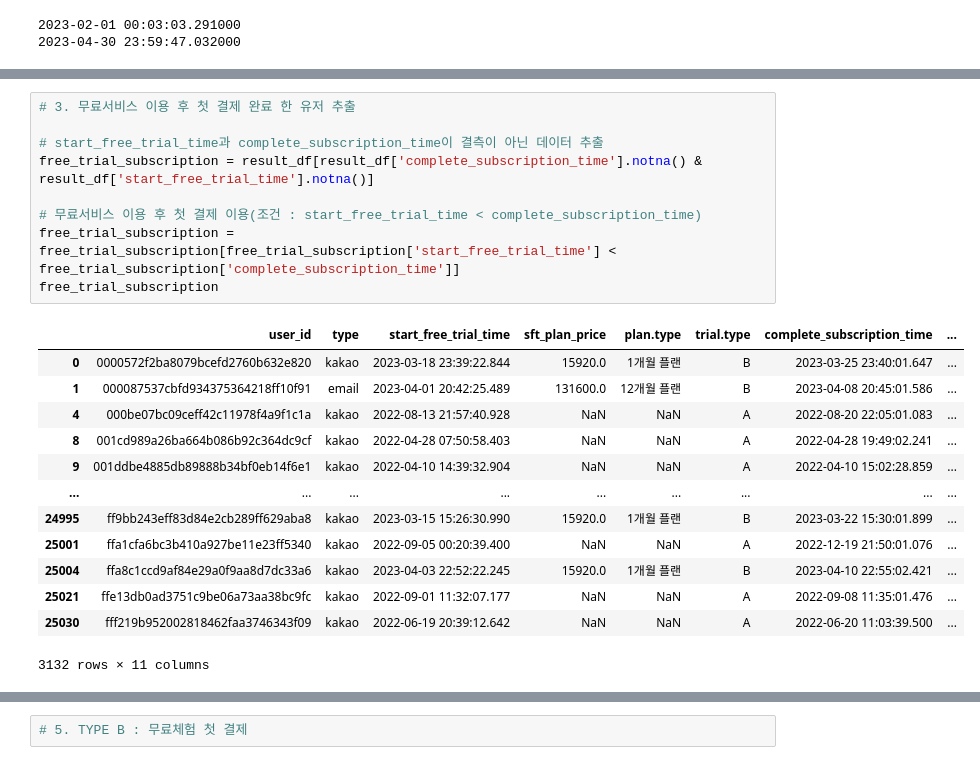
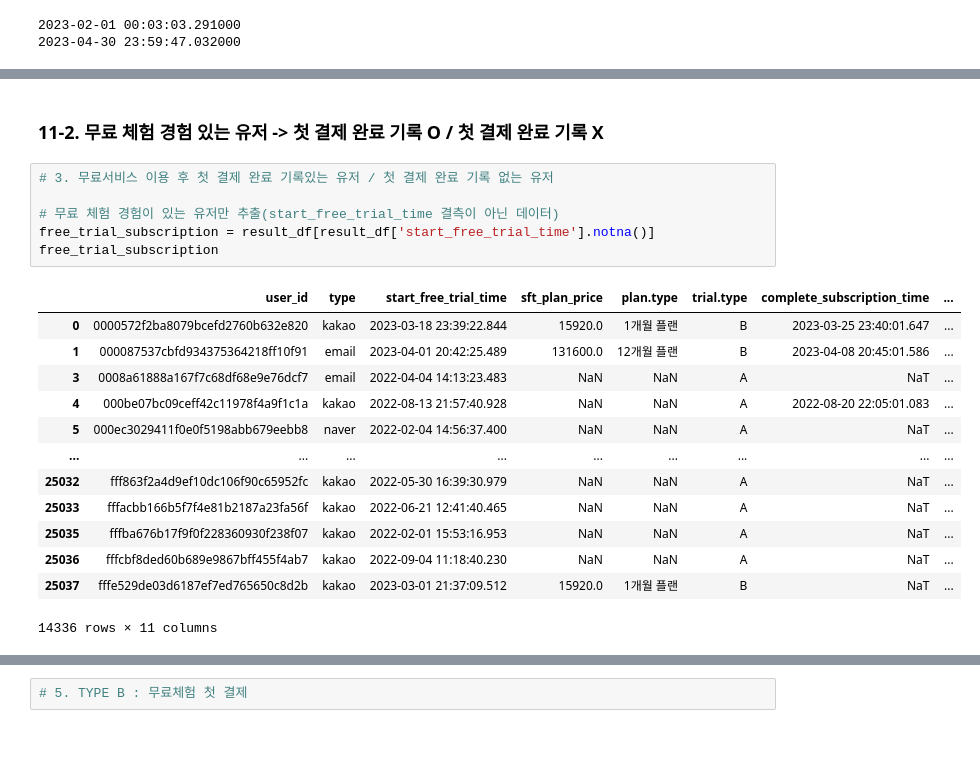
Before and after one commit to saeraniren/intermediate_project, a Jupyter notebook: geumhui_main.ipynb, the cells around one changed output, grey strips where cells are left out. Drawn from its saved outputs; the diff is of its cells as text; blank space fills up the shorter version.

```diff
--- a/geumhui_main.ipynb
+++ b/geumhui_main.ipynb
@@ -1451,26 +1492,25 @@ result_df
 | 25036 | fffcbf8ded60b689e9867bff455f4ab7 | kakao | 2022-09-04 11:18:40.230 | NaN | NaN | A | NaT | ... |
 | 25037 | fffe529de03d6187ef7ed765650c8d2b | kakao | 2023-03-01 21:37:09.512 | 15920.0 | 1개월 플랜 | B | NaT | ... |
 25038 rows × 11 columns
+# %% [markdown]
+### 11-2. 무료 체험 경험 있는 유저 -> 첫 결제 완료 기록 O / 첫 결제 완료 기록 X
 # %%
-# 3. 무료서비스 이용 후 첫 결제 완료 한 유저 추출
+# 3. 무료서비스 이용 후 첫 결제 완료 기록있는 유저 / 첫 결제 완료 기록 없는 유저
 
-# start_free_trial_time과 complete_subscription_time이 결측이 아닌 데이터 추출
-free_trial_subscription = result_df[result_df['complete_subscription_time'].notna() & result_df['start_free_trial_time'].notna()]
-
-# 무료서비스 이용 후 첫 결제 이용(조건 : start_free_trial_time < complete_subscription_time)
-free_trial_subscription = free_trial_subscription[free_trial_subscription['start_free_trial_time'] < free_trial_subscription['complete_subscription_time']]
+# 무료 체험 경험이 있는 유저만 추출(start_free_trial_time 결측이 아닌 데이터)
+free_trial_subscription = result_df[result_df['start_free_trial_time'].notna()]
 free_trial_subscription
 # %% [output]
 |  | user_id | type | start_free_trial_time | sft_plan_price | plan.type | trial.type | complete_subscription_time | ... |
 | 0 | 0000572f2ba8079bcefd2760b632e820 | kakao | 2023-03-18 23:39:22.844 | 15920.0 | 1개월 플랜 | B | 2023-03-25 23:40:01.647 | ... |
 | 1 | 000087537cbfd934375364218ff10f91 | email | 2023-04-01 20:42:25.489 | 131600.0 | 12개월 플랜 | B | 2023-04-08 20:45:01.586 | ... |
+| 3 | 0008a61888a167f7c68df68e9e76dcf7 | email | 2022-04-04 14:13:23.483 | NaN | NaN | A | NaT | ... |
 | 4 | 000be07bc09ceff42c11978f4a9f1c1a | kakao | 2022-08-13 21:57:40.928 | NaN | NaN | A | 2022-08-20 22:05:01.083 | ... |
-| 8 | 001cd989a26ba664b086b92c364dc9cf | kakao | 2022-04-28 07:50:58.403 | NaN | NaN | A | 2022-04-28 19:49:02.241 | ... |
-| 9 | 001ddbe4885db89888b34bf0eb14f6e1 | kakao | 2022-04-10 14:39:32.904 | NaN | NaN | A | 2022-04-10 15:02:28.859 | ... |
+| 5 | 000ec3029411f0e0f5198abb679eebb8 | naver | 2022-02-04 14:56:37.400 | NaN | NaN | A | NaT | ... |
 | ... | ... | ... | ... | ... | ... | ... | ... | ... |
-| 24995 | ff9bb243eff83d84e2cb289ff629aba8 | kakao | 2023-03-15 15:26:30.990 | 15920.0 | 1개월 플랜 | B | 2023-03-22 15:30:01.899 | ... |
-| 25001 | ffa1cfa6bc3b410a927be11e23ff5340 | kakao | 2022-09-05 00:20:39.400 | NaN | NaN | A | 2022-12-19 21:50:01.076 | ... |
-| 25004 | ffa8c1ccd9af84e29a0f9aa8d7dc33a6 | kakao | 2023-04-03 22:52:22.245 | 15920.0 | 1개월 플랜 | B | 2023-04-10 22:55:02.421 | ... |
-| 25021 | ffe13db0ad3751c9be06a73aa38bc9fc | kakao | 2022-09-01 11:32:07.177 | NaN | NaN | A | 2022-09-08 11:35:01.476 | ... |
-| 25030 | fff219b952002818462faa3746343f09 | kakao | 2022-06-19 20:39:12.642 | NaN | NaN | A | 2022-06-20 11:03:39.500 | ... |
+| 25032 | fff863f2a4d9ef10dc106f90c65952fc | kakao | 2022-05-30 16:39:30.979 | NaN | NaN | A | NaT | ... |
+| 25033 | fffacbb166b5f7f4e81b2187a23fa56f | kakao | 2022-06-21 12:41:40.465 | NaN | NaN | A | NaT | ... |
+| 25035 | fffba676b17f9f0f228360930f238f07 | kakao | 2022-02-01 15:53:16.953 | NaN | NaN | A | NaT | ... |
+| 25036 | fffcbf8ded60b689e9867bff455f4ab7 | kakao | 2022-09-04 11:18:40.230 | NaN | NaN | A | NaT | ... |
+| 25037 | fffe529de03d6187ef7ed765650c8d2b | kakao | 2023-03-01 21:37:09.512 | 15920.0 | 1개월 플랜 | B | NaT | ... |
-3132 rows × 11 columns
+14336 rows × 11 columns
```
Also changed, not shown: parts of 19 cells of this notebook.
